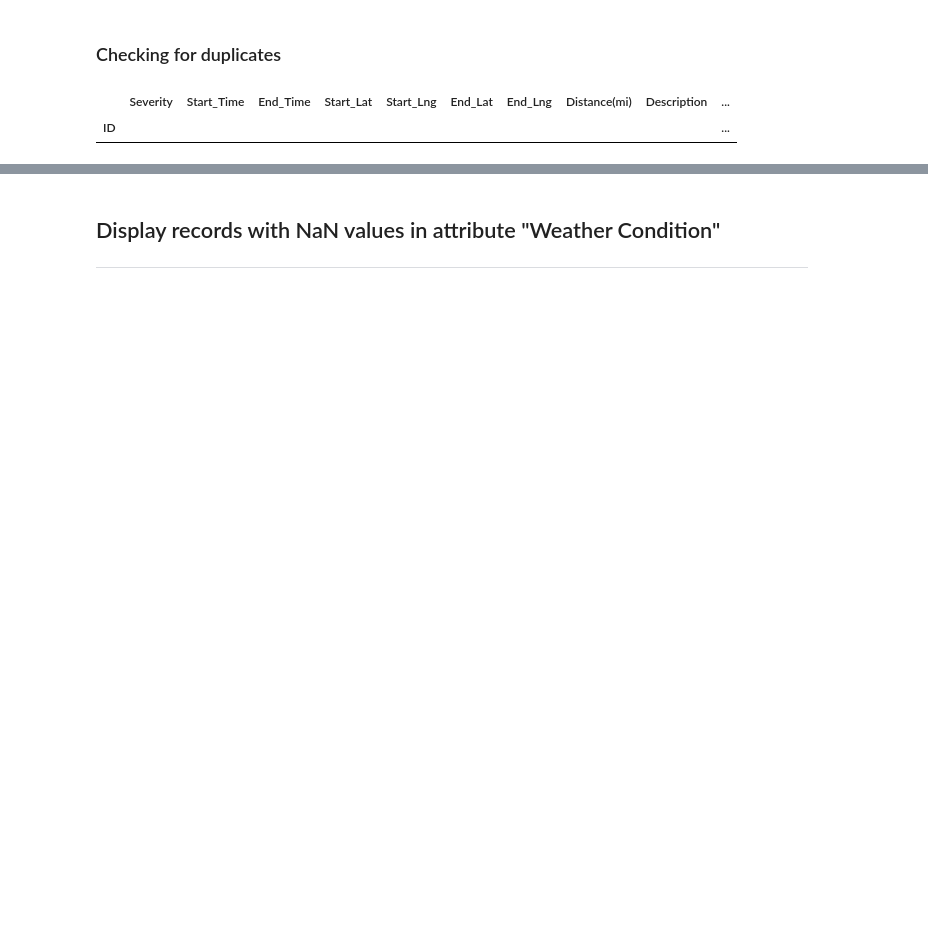
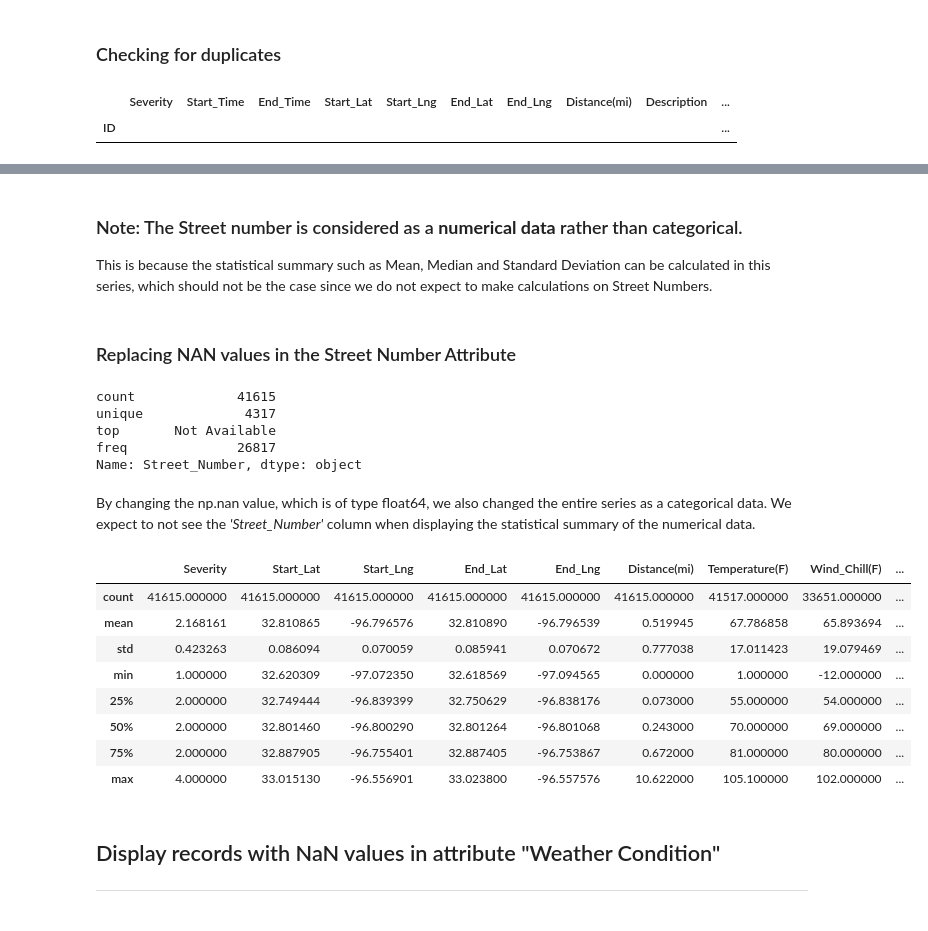
Before and after one commit to rosalierazonable/trafficAccidentAnalysis, a Jupyter notebook: notebooks/Data-Cleaning-and-Restructuring.ipynb, the cells around one changed output, grey strips where cells are left out. Cells and saved outputs as stored; diff of their text form; code cells hidden in the pictures; blank space fills up the shorter version.

```diff
--- a/notebooks/Data-Cleaning-and-Restructuring.ipynb
+++ b/notebooks/Data-Cleaning-and-Restructuring.ipynb
@@ -138,0 +177,5 @@ dallas_city[dallas_city.duplicated()]
+# %%
+dallas_city['Start_Time'] = pd.to_datetime(dallas_city['Start_Time'])
+dallas_city['End_Time'] = pd.to_datetime(dallas_city['End_Time'])
+
+dallas_city.head(5)
@@ -142,0 +301,6 @@ dallas_city.loc['A-2845067', 'Description']
+# %% [markdown]
+### Note: The Street number is considered as a **numerical data** rather than categorical.
+
+This is because the statistical summary such as Mean, Median and Standard Deviation can be calculated in this series, which should not be the case since we do not expect to make calculations on Street Numbers.
+# %% [markdown]
+### Replacing NAN values in the Street Number Attribute
@@ -143,3 +309,25 @@ dallas_city.loc['A-2845067', 'Description']
+# %%
+dallas_city['Street_Number'].describe()
+# %% [output]
+count             41615
+unique             4317
+top       Not Available
+freq              26817
+Name: Street_Number, dtype: object
+# %% [markdown]
+By changing the np.nan value, which is of type float64, we also changed the entire series as a categorical data. We expect to not see the _'Street_Number'_ column when displaying the statistical summary of the numerical data.
+# %%
+dallas_city.describe()
+# %% [output]
+|  | Severity | Start_Lat | Start_Lng | End_Lat | End_Lng | Distance(mi) | Temperature(F) | Wind_Chill(F) | ... |
+| count | 41615.000000 | 41615.000000 | 41615.000000 | 41615.000000 | 41615.000000 | 41615.000000 | 41517.000000 | 33651.000000 | ... |
+| mean | 2.168161 | 32.810865 | -96.796576 | 32.810890 | -96.796539 | 0.519945 | 67.786858 | 65.893694 | ... |
+| std | 0.423263 | 0.086094 | 0.070059 | 0.085941 | 0.070672 | 0.777038 | 17.011423 | 19.079469 | ... |
+| min | 1.000000 | 32.620309 | -97.072350 | 32.618569 | -97.094565 | 0.000000 | 1.000000 | -12.000000 | ... |
+| 25% | 2.000000 | 32.749444 | -96.839399 | 32.750629 | -96.838176 | 0.073000 | 55.000000 | 54.000000 | ... |
+| 50% | 2.000000 | 32.801460 | -96.800290 | 32.801264 | -96.801068 | 0.243000 | 70.000000 | 69.000000 | ... |
+| 75% | 2.000000 | 32.887905 | -96.755401 | 32.887405 | -96.753867 | 0.672000 | 81.000000 | 80.000000 | ... |
+| max | 4.000000 | 33.015130 | -96.556901 | 33.023800 | -96.557576 | 10.622000 | 105.100000 | 102.000000 | ... |
 # %% [markdown]
 ## Display records with NaN values in attribute "Weather Condition" <hr>
 # %%
```
Also changed, not shown: parts of 36 cells of this notebook.
